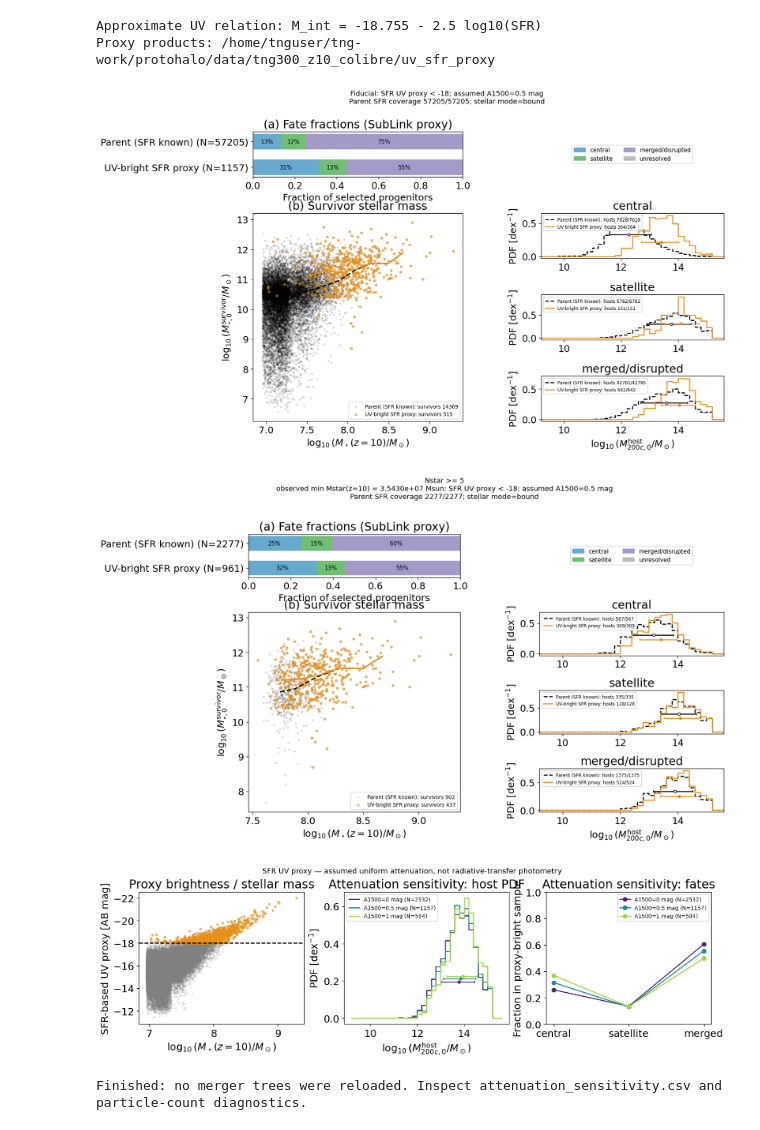
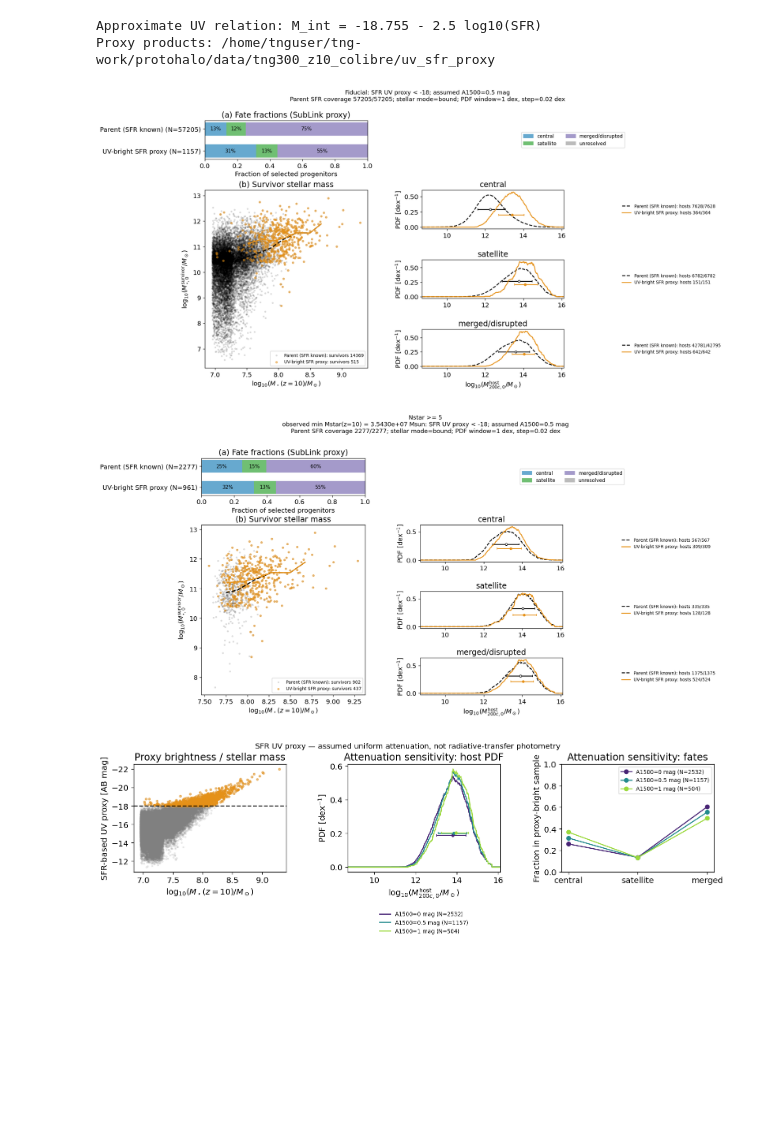
Before and after one commit to nakashima-K873/tng-work, a Jupyter notebook: protohalo/notebooks/tng300_z10_descendants_colibre_comparison.ipynb, the cells around one changed output. Drawn from its saved outputs; the diff is of its cells as text; code cells hidden in the pictures; blank space fills up the shorter version.

```diff
--- a/protohalo/notebooks/tng300_z10_descendants_colibre_comparison.ipynb
+++ b/protohalo/notebooks/tng300_z10_descendants_colibre_comparison.ipynb
@@ -1199,6 +1233,35 @@ Proxy products: /home/tnguser/tng-work/protohalo/data/tng300_z10_colibre/uv_sfr_
 # %%
 # All plots are separate from the original figures; no PointerTracker calls or global changes.
 from matplotlib.patches import Patch
+
+# Full overlapping-window width and independent center spacing in log10 mass.
+UV_PROXY_PDF_WINDOW_WIDTH_DEX = 1.0
+UV_PROXY_PDF_CENTER_STEP_DEX = 0.02
+proxy_pdf_rows = []  # reset on plot-only reruns
+def sliding_mass_pdf(values, edges, width_dex=1.0, center_step_dex=0.02, min_n=1):
+    """Overlapping top-hat windows in log10 mass: count / (N * full width).
+
+    Window [center-width/2, center+width/2); centers are correlated.
+    Extend the grid to cover the complete kernel support. No extra numerical
+    renormalization: every object contributes unit area analytically.
+    """
+    if not np.isfinite(width_dex) or width_dex <= 0:
+        raise ValueError('Window full width must be positive, in dex')
+    if not np.isfinite(center_step_dex) or center_step_dex <= 0:
+        raise ValueError('Window center spacing must be positive, in dex')
+    a = np.asarray(values, dtype=float)
+    a = np.sort(a[np.isfinite(a)])
+    if len(a) < min_n:
+        return None
+    if np.any((a < edges[0]) | (a > edges[-1])):
+        raise ValueError('Histogram range drops host masses')
+    low, high = edges[0]-width_dex/2, edges[-1]+width_dex/2
+    n_steps = int(np.ceil((high-low)/center_step_dex))
+    x = low + np.arange(n_steps+1)*center_step_dex
+    counts = (np.searchsorted(a,x+width_dex/2,side='left')
+              - np.searchsorted(a,x-width_dex/2,side='left'))
+    density = counts / (len(a)*width_dex)
+    return x, density
 
 def proxy_save(fig,name):
     fig.savefig(proxy_result_dir/f'{name}.png',dpi=180,bbox_inches='tight')
@@ -1210,6 +1273,7 @@ proxy_low=min(10.,np.floor(proxy_finite_hosts.min()*5)/5) if len(proxy_finite_ho
 proxy_high=max(15.6,np.ceil(proxy_finite_hosts.max()*5)/5+.2) if len(proxy_finite_hosts) else 15.6
 proxy_edges=np.arange(proxy_low,proxy_high+.1,.2)
 def proxy_pdf(values,ax,color,label,ls='-'):
+    is_black = isinstance(color, str) and color == "black"
     values=np.asarray(values,dtype=float)
     values=values[np.isfinite(values)]
     counts,_=np.histogram(values,bins=proxy_edges)
@@ -1217,11 +1281,19 @@ def proxy_pdf(values,ax,color,label,ls='-'):
     density=counts/(len(values)*np.diff(proxy_edges)) if len(values) else np.full(len(counts),np.nan)
     if len(values):
         assert np.isclose(np.sum(density*np.diff(proxy_edges)),1)
-        ax.step(proxy_edges,np.r_[density,density[-1]],where='post',color=color,ls=ls,lw=1.6,label=label)
+        curve = sliding_mass_pdf(values,proxy_edges,UV_PROXY_PDF_WINDOW_WIDTH_DEX,
+                                 UV_PROXY_PDF_CENTER_STEP_DEX)
+        if curve is None:
+            ax.step(proxy_edges,np.r_[density,density[-1]],where='post',color=color,ls=ls,lw=1.6,label=label)
+            peak = density.max()
+        else:
+            x, smooth_density = curve
+            ax.plot(x,smooth_density,color=color,ls=ls,lw=1.6,label=label)
+            peak = smooth_density.max()
         p16,med,p84=np.percentile(values,[16,50,84])
-        y=np.max(density)*(.35 if color!='black' else .55)
+        y=peak*(.55 if is_black else .35)
         ax.errorbar(med,y,xerr=[[med-p16],[p84-med]],fmt='o',color=color,
-                    mfc='white' if color=='black' else color,capsize=2,ms=4)
+                    mfc='white' if is_black else color,capsize=2,ms=4)
     else:ax.plot([],[],color=color,ls=ls,label=label)
     return pd.DataFrame({'bin_lo':proxy_edges[:-1],'bin_hi':proxy_edges[1:],
                          'count':counts,'PDF_dex^-1':density})
@@ -1238,10 +1310,12 @@ def proxy_stellar_median(q,ax,color,ls):
 def plot_proxy_fig7(parent,name,label):
     known=parent.loc[parent.UV_SFR_ProxyKnown]
     bright=known.loc[known.UVBright_SFR_proxy]
-    fig=plt.figure(figsize=(13,8),constrained_layout=False)
-    gs=fig.add_gridspec(4,2,width_ratios=[1.15,1],height_ratios=[1,1,1,1],hspace=.8,wspace=.4)
-    axf=fig.add_subplot(gs[0,0]);axlegend=fig.add_subplot(gs[0,1]);axlegend.axis('off')
+    fig=plt.figure(figsize=(16,8),constrained_layout=False)
+    gs=fig.add_gridspec(4,3,width_ratios=[1.15,1,.75],height_ratios=[1,1,1,1],hspace=.8,wspace=.4)
+    axf=fig.add_subplot(gs[0,0]);axlegend=fig.add_subplot(gs[0,1:]);axlegend.axis('off')
     axs=fig.add_subplot(gs[1:,0]);axpdf=[fig.add_subplot(gs[i,1]) for i in [1,2,3]]
+    pdf_legends=[fig.add_subplot(gs[i,2]) for i in [1,2,3]]
+    for legend_ax in pdf_legends:legend_ax.axis('off')
     groups=[('Parent (SFR known)',known,'black','--'),('UV-bright SFR proxy',bright,'#e69118','-')]
     colors=['#67a9cf','#70bf73','#a49aca','#bbbbbb']
     for i,(lab,q,color,ls) in enumerate(groups):
@@ -1267,46 +1341,49 @@ def plot_proxy_fig7(parent,name,label):
     axs.set(xlabel=r'$\log_{10}(M_\star(z=10)/M_\odot)$',ylabel=r'$\log_{10}(M_{\star,0}^{\rm survivor}/M_\odot)$',
             title='(b) Survivor stellar mass')
     axs.legend(fontsize=8)
-    for ax,fate in zip(axpdf,proxy_fate_order[:3]):
-        ax.set(title=fate,ylabel=r'PDF [dex$^{-1}$]',xlim=(proxy_edges[0],proxy_edges[-1]))
-        ax.legend(fontsize=7)
+    for ax,legend_ax,fate in zip(axpdf,pdf_legends,proxy_fate_order[:3]):
+        ax.set(title=fate,ylabel=r'PDF [dex$^{-1}$]',xlim=(proxy_edges[0]-UV_PROXY_PDF_WINDOW_WIDTH_DEX/2,
+                                                           proxy_edges[-1]+UV_PROXY_PDF_WINDOW_WIDTH_DEX/2))
+        handles,labels=ax.get_legend_handles_labels()
+        legend_ax.legend(handles,labels,loc='center left',fontsize=8,frameon=False)
     axpdf[-1].set_xlabel(r'$\log_{10}(M_{200c,0}^{\rm host}/M_\odot)$')
     mass_note = ('\n' + star_parent_mass_label) if label == star_parent_label else ''
     fig.suptitle(f'{label}{mass_note}: SFR UV proxy < {UV_PROXY_MAG_CUT:g}; assumed A1500={UV_PROXY_A1500:g} mag\n'
-                 f'Parent SFR coverage {len(known)}/{len(parent)}; stellar mode={proxy_input_meta["stellar_mass_mode"]}',fontsize=11)
-    fig.subplots_adjust(top=.84 if label == star_parent_label else .88,bottom=.08,left=.17,right=.97)
+                 f'Parent SFR coverage {len(known)}/{len(parent)}; stellar mode={proxy_input_meta["stellar_mass_mode"]}; PDF window={UV_PROXY_PDF_WINDOW_WIDTH_DEX:g} dex, step={UV_PROXY_PDF_CENTER_STEP_DEX:g} dex',fontsize=11)
+    fig.subplots_adjust(top=.84 if label == star_parent_label else .88,bottom=.08,left=.14,right=.98)
     proxy_save(fig,name)
 
 for i,(label,mask) in enumerate(proxy_parent_masks.items()):
     plot_proxy_fig7(proxy_frame.loc[mask],f'fig7_uv_sfr_proxy_parent{i}',label)
 pd.concat(proxy_pdf_rows,ignore_index=True).to_csv(proxy_result_dir/'fig7_uv_proxy_host_pdfs.csv',index=False)
 
 fig,axes=plt.subplots(1,3,figsize=(13,4),constrained_layout=False)
 colors=plt.cm.viridis(np.linspace(.1,.85,len(proxy_a_values)))
 for a,color in zip(proxy_a_values,colors):
     parent=proxy_frame.loc[proxy_frame.GalaxyFiducial & proxy_frame.UV_SFR_ProxyKnown]
     bright=parent.loc[sfr_to_uv_proxy(parent.SFR_z10,a)<UV_PROXY_MAG_CUT]
     lab=f'A1500={a:g} mag (N={len(bright)})'
     proxy_pdf(bright.logM200c_z0,axes[1],color,lab)
     fractions=np.array([bright.Fate.eq(f).mean() if len(bright) else np.nan for f in proxy_fate_order[:3]])
     axes[2].plot(np.arange(3),fractions,marker='o',color=color,label=lab)
 q=proxy_frame.loc[proxy_frame.GalaxyFiducial & np.isfinite(proxy_frame.MUV_int_SFR_proxy)]
 axes[0].scatter(q.logMstar_z10,q.MUV_int_SFR_proxy+UV_PROXY_A1500,s=5,alpha=.12,color='gray',rasterized=True)
 v=q.loc[q.UVBright_SFR_proxy]
 axes[0].scatter(v.logMstar_z10,v.MUV_attn_SFR_proxy,s=9,alpha=.5,color='#e69118')
 axes[0].axhline(UV_PROXY_MAG_CUT,color='k',ls='--')
 axes[0].invert_yaxis()
 axes[0].set(xlabel=r'$\log_{10}(M_\star(z=10)/M_\odot)$',ylabel='SFR-based UV proxy [AB mag]',title='Proxy brightness / stellar mass')
+axes[1].set_xlim(proxy_edges[0]-UV_PROXY_PDF_WINDOW_WIDTH_DEX/2,proxy_edges[-1]+UV_PROXY_PDF_WINDOW_WIDTH_DEX/2)
 axes[1].set(xlabel=r'$\log_{10}(M_{200c,0}^{\rm host}/M_\odot)$',ylabel=r'PDF [dex$^{-1}$]',title='Attenuation sensitivity: host PDF')
 axes[2].set(xticks=np.arange(3),xticklabels=['central','satellite','merged'],ylabel='Fraction in proxy-bright sample',ylim=(0,1),
             title='Attenuation sensitivity: fates')
-axes[1].legend(fontsize=8);axes[2].legend(fontsize=8)
-fig.subplots_adjust(wspace=.4,bottom=.2,left=.07,right=.98,top=.87)
+axes[1].legend(fontsize=8,loc='upper center',bbox_to_anchor=(.5,-.32),frameon=False)
+axes[2].legend(fontsize=8)
+fig.subplots_adjust(wspace=.4,bottom=.32,left=.07,right=.98,top=.87)
 fig.suptitle('SFR UV proxy — assumed uniform attenuation, not radiative-transfer photometry',fontsize=11)
 proxy_save(fig,'uv_sfr_proxy_attenuation_sensitivity')
 print('Finished: no merger trees were reloaded. Inspect attenuation_sensitivity.csv and particle-count diagnostics.')
 # %% [output]
-[figure, old version]
+[figure, new version]
-[figure, old version]
+[figure, new version]
-[figure, old version]
+[figure, new version]
-Finished: no merger trees were reloaded. Inspect attenuation_sensitivity.csv and particle-count diagnostics.
```
Also changed, not shown: parts of 4 cells of this notebook, 11 other files.
